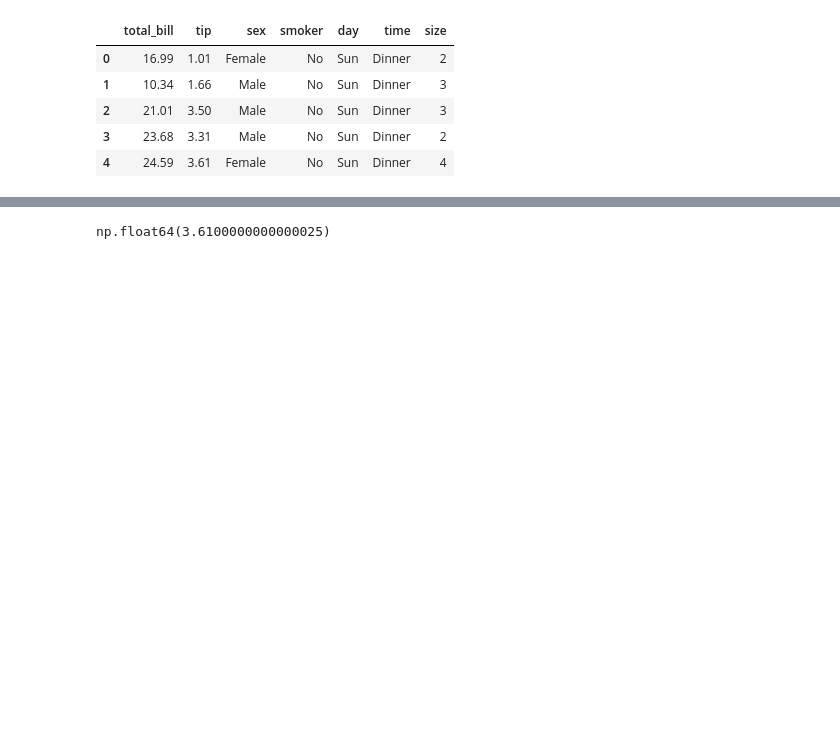
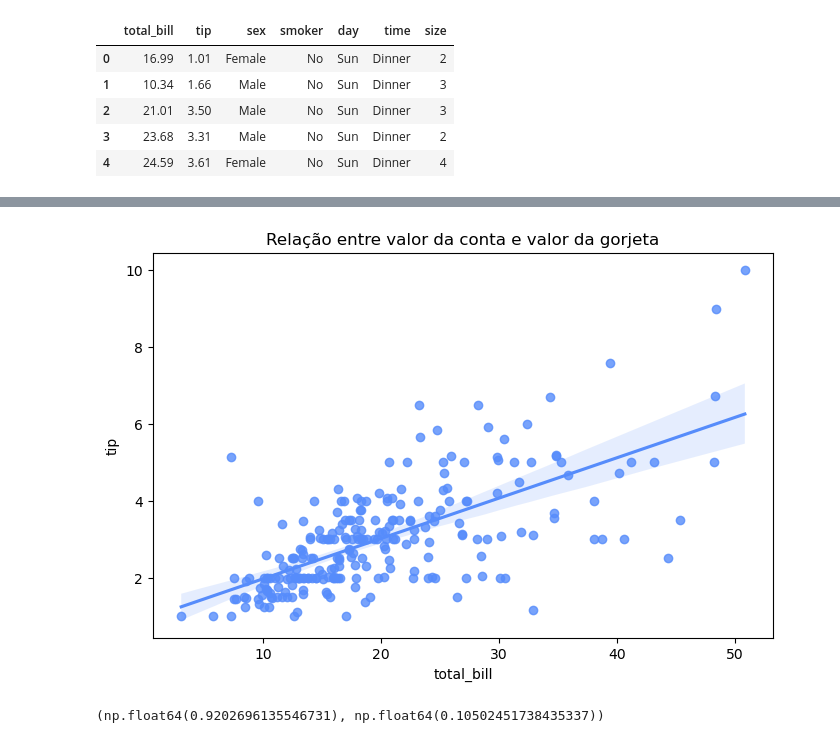
Before and after one commit to joaoprbrasil/ml-from-scratch, a Jupyter notebook: linear_test.ipynb, the cells around one changed output, grey strips where cells are left out. Drawn from its saved outputs; the diff is of its cells as text; code cells hidden in the pictures; blank space fills up the shorter version.

```diff
--- a/linear_test.ipynb
+++ b/linear_test.ipynb
@@ -23 +50,8 @@ tips.head()
+# %%
+plt.figure(figsize=(8,5))
+plt.title('Relação entre valor da conta e valor da gorjeta')
+sns.regplot(x='total_bill', y='tip', data=tips)
+plt.show()
+# %% [output]
+[figure, added]
 # %%
@@ -28,4 +62,5 @@ b0, b1 = linear_models.linear_regression_closed_form(list_bill, list_bill)
-# %%
-b0 + b1 * tips['tip'].iloc[4]
-# %% [output]
-np.float64(3.6100000000000025)
+# %%
+# 244
+b0, b1
+# %% [output]
+(np.float64(0.9202696135546731), np.float64(0.10502451738435337))
```
Also changed, not shown: parts of 9 cells of this notebook.
